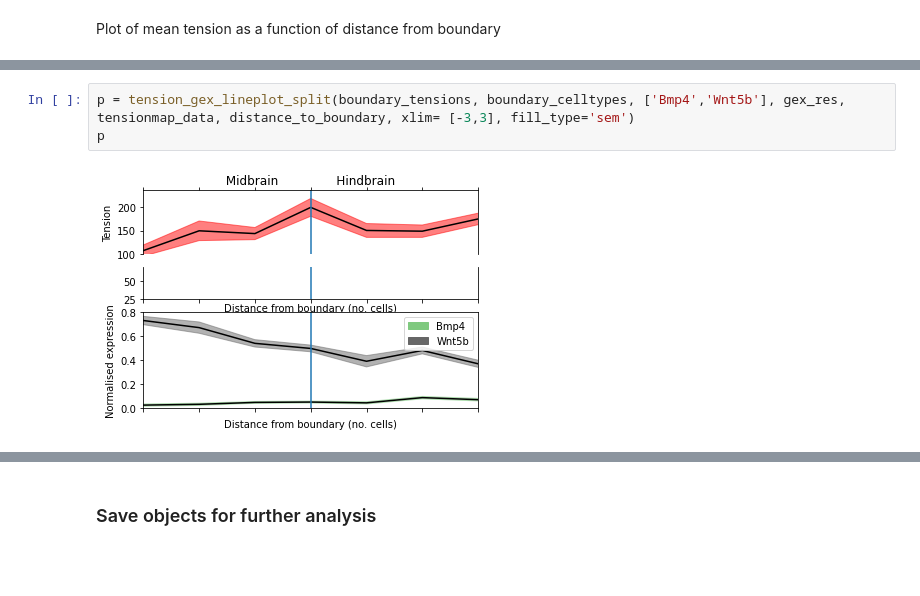
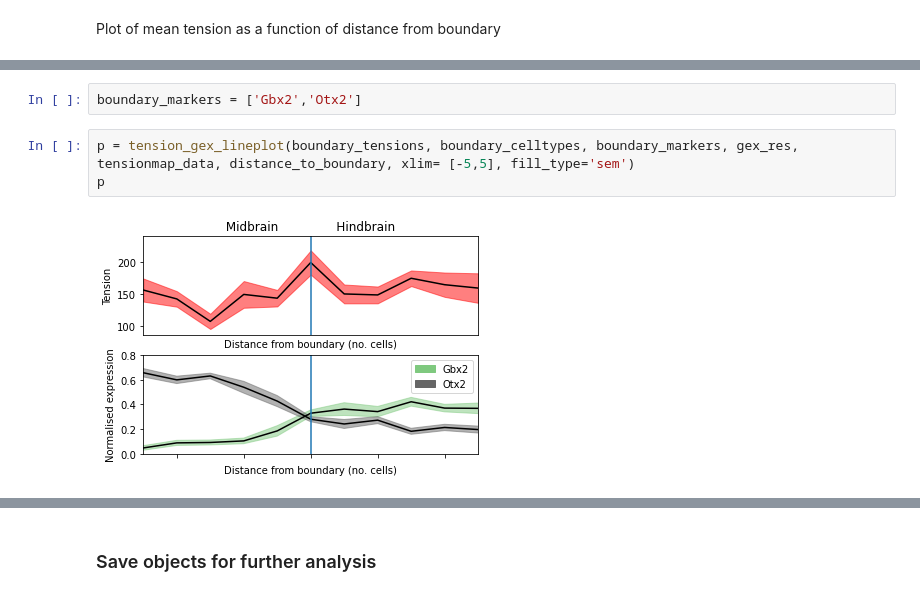
Before and after one commit to Computational-Morphogenomics-Group/TensionMap, a Jupyter notebook: notebooks/01_biophysical_analysis.ipynb, the cells around one changed output, grey strips where cells are left out. Cells and saved outputs as stored; diff of their text form; blank space fills up the shorter version.

```diff
--- a/notebooks/01_biophysical_analysis.ipynb
+++ b/notebooks/01_biophysical_analysis.ipynb
@@ -286,5 +187,7 @@ def tension_gex_lineplot_split(boundary_tensions, boundary_celltypes, marker_gen
+# %%
+boundary_markers = ['Gbx2','Otx2']
 # %%
-p = tension_gex_lineplot_split(boundary_tensions, boundary_celltypes, ['Bmp4','Wnt5b'], gex_res, tensionmap_data, distance_to_boundary, xlim= [-3,3], fill_type='sem')
+p = tension_gex_lineplot(boundary_tensions, boundary_celltypes, boundary_markers, gex_res, tensionmap_data, distance_to_boundary, xlim= [-5,5], fill_type='sem')
 p
 # %% [output]
-[figure, old version]
+[figure, new version]
```
Also changed, not shown: parts of 11 cells of this notebook, 4 other files.
